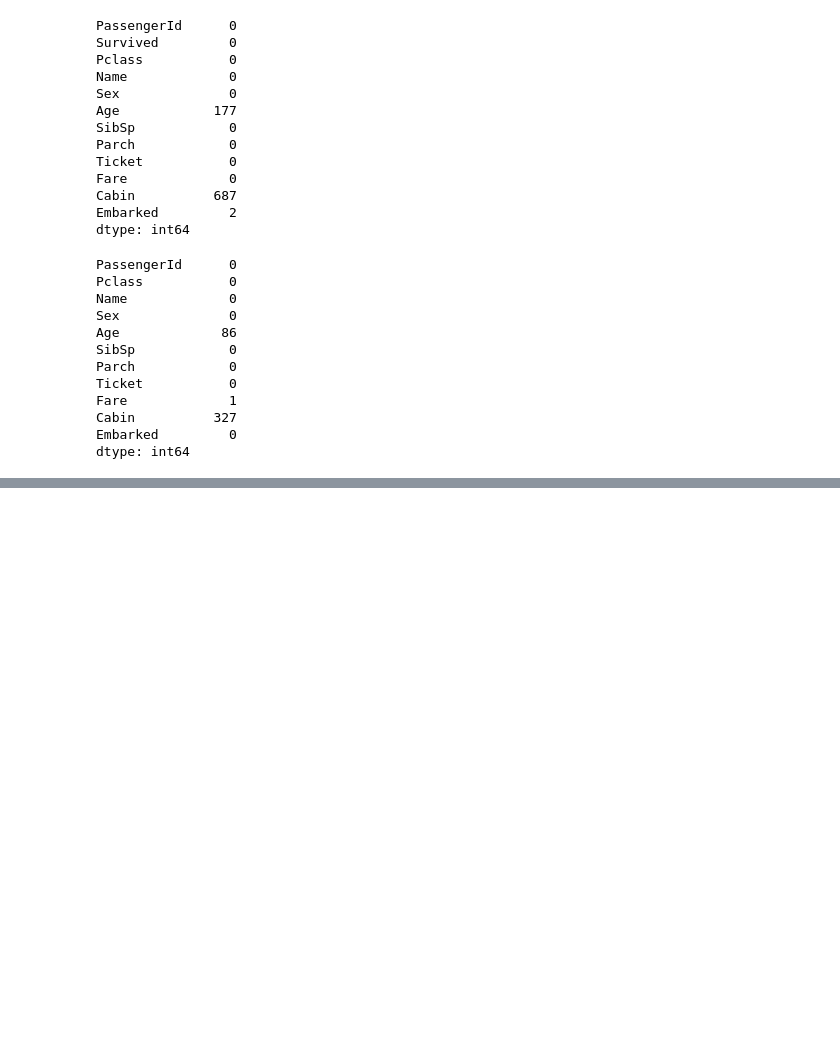
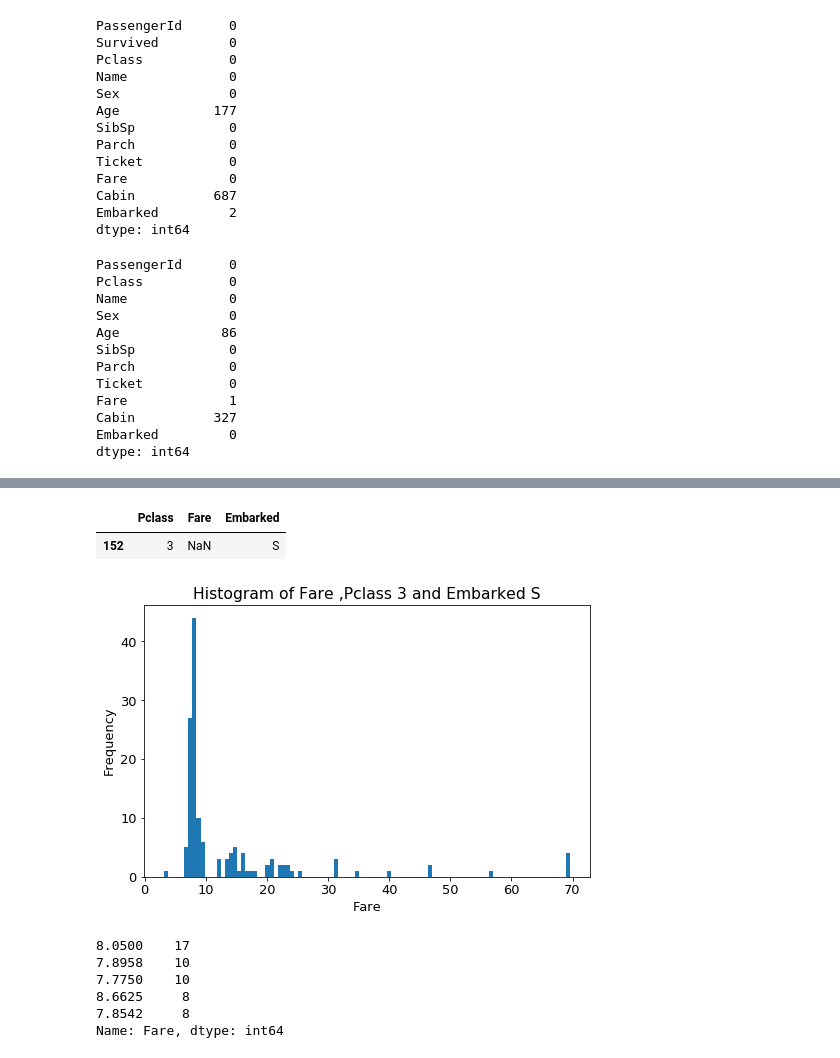
Before and after one commit to JacobYRJ/kaggle_learning, a Jupyter notebook: test.ipynb, the cells around one changed output, grey strips where cells are left out. Cells and saved outputs as stored; diff of their text form; code cells hidden in the pictures; blank space fills up the shorter version.

```diff
--- a/test.ipynb
+++ b/test.ipynb
@@ -183,0 +195,22 @@ NameError: name 'ax' is not defined
+# %%
+fig = plt.figure(figsize=(8,5))
+ax = fig.add_subplot(111)
+test[(test.Pclass==3)&(test.Embarked=='S')].Fare.plot.hist(bins=100,ax=ax)
+plt.xlabel('Fare')
+plt.ylabel('Frequency')
+plt.title('Histogram of Fare ,Pclass 3 and Embarked S')
+
+test[test.Fare.isnull()][['Pclass','Fare','Embarked']]
+# %% [output]
+|  | Pclass | Fare | Embarked |
+| 152 | 3 | NaN | S |
+[figure, added]
+# %%
+test[(test.Pclass==3)&(test.Embarked=='S')].Fare.value_counts().head()
+# %% [output]
+8.0500    17
+7.8958    10
+7.7750    10
+8.6625     8
+7.8542     8
+Name: Fare, dtype: int64
```
Also changed, not shown: parts of 12 cells of this notebook.
